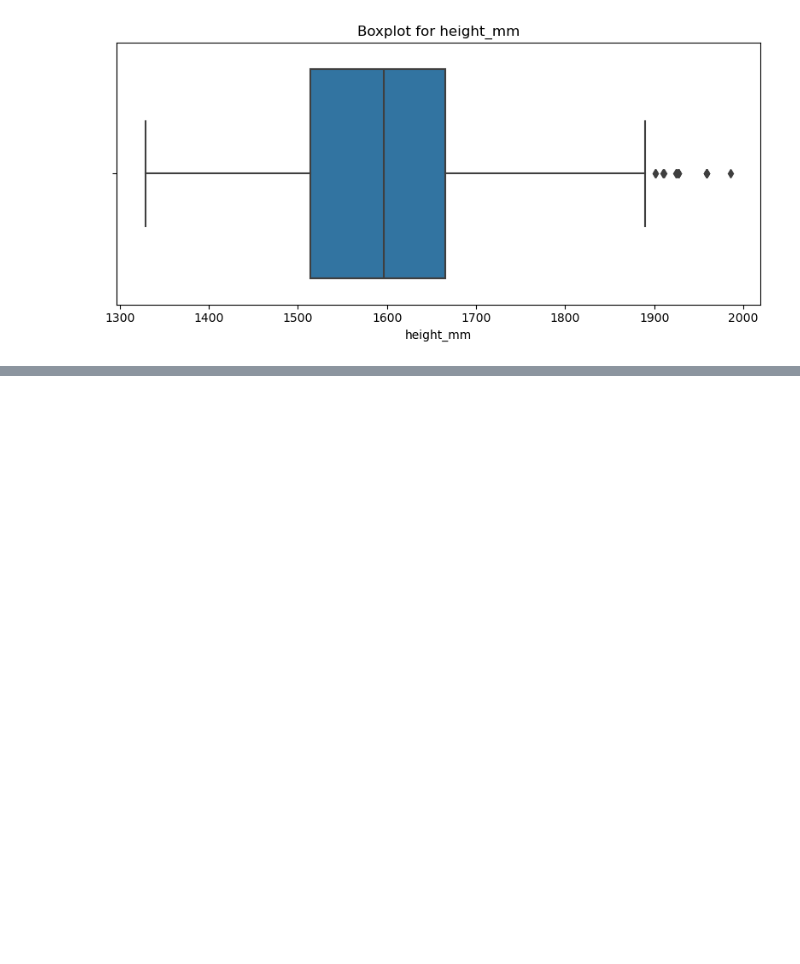
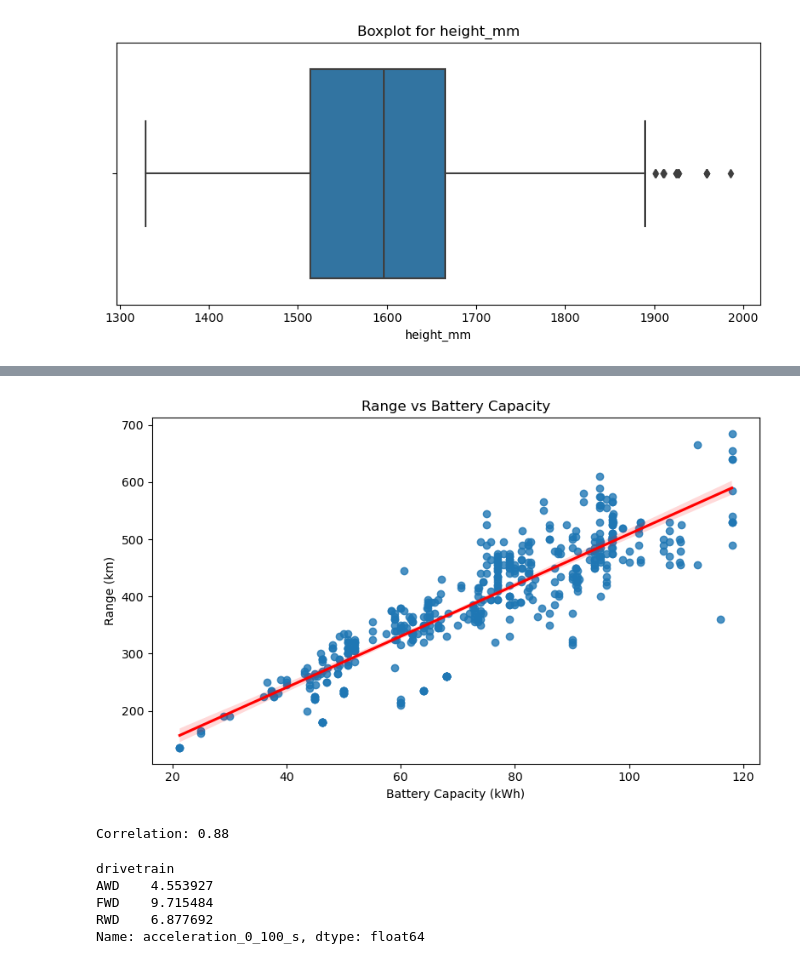
Before and after one commit to Rufina9725/ev-data-analysis, a Jupyter notebook: electric vehicles spec 2025-clean.ipynb, the cells around one changed output, grey strips where cells are left out. Cells and saved outputs as stored; diff of their text form; code cells hidden in the pictures; blank space fills up the shorter version.

```diff
--- a/electric vehicles spec 2025-clean.ipynb
+++ b/electric vehicles spec 2025-clean.ipynb
@@ -244,0 +326,28 @@ show_histograms(df)
+# %%
+#how does battery capacity affect range?
+plt.figure(figsize=(8, 5))
+sns.regplot(data=df, x="battery_capacity_kWh", y="range_km", line_kws={"color": "red"})
+
+plt.title("Range vs Battery Capacity")
+plt.xlabel("Battery Capacity (kWh)")
+plt.ylabel("Range (km)")
+plt.tight_layout()
+plt.show()
+# %% [output]
+[figure, added]
+# %%
+#check the correlation number,> 0.5 = strong positive relationship, 0.3–0.5 = moderate, < 0.3 = weak
+corr = df["battery_capacity_kWh"].corr(df["range_km"])
+print(f"Correlation: {corr:.2f}")
+# %% [output]
+Correlation: 0.88
+# %%
+#Do AWD (All-Wheel Drive) cars generally have faster acceleration (lower 0–100 km/h time) than FWD (Front-Wheel Drive) cars?
+#comparing mean acceleration times by drive train
+df.groupby("drivetrain")["acceleration_0_100_s"].mean()
+# %% [output]
+drivetrain
+AWD    4.553927
+FWD    9.715484
+RWD    6.877692
+Name: acceleration_0_100_s, dtype: float64
```
Also changed, not shown: parts of 8 cells of this notebook.
